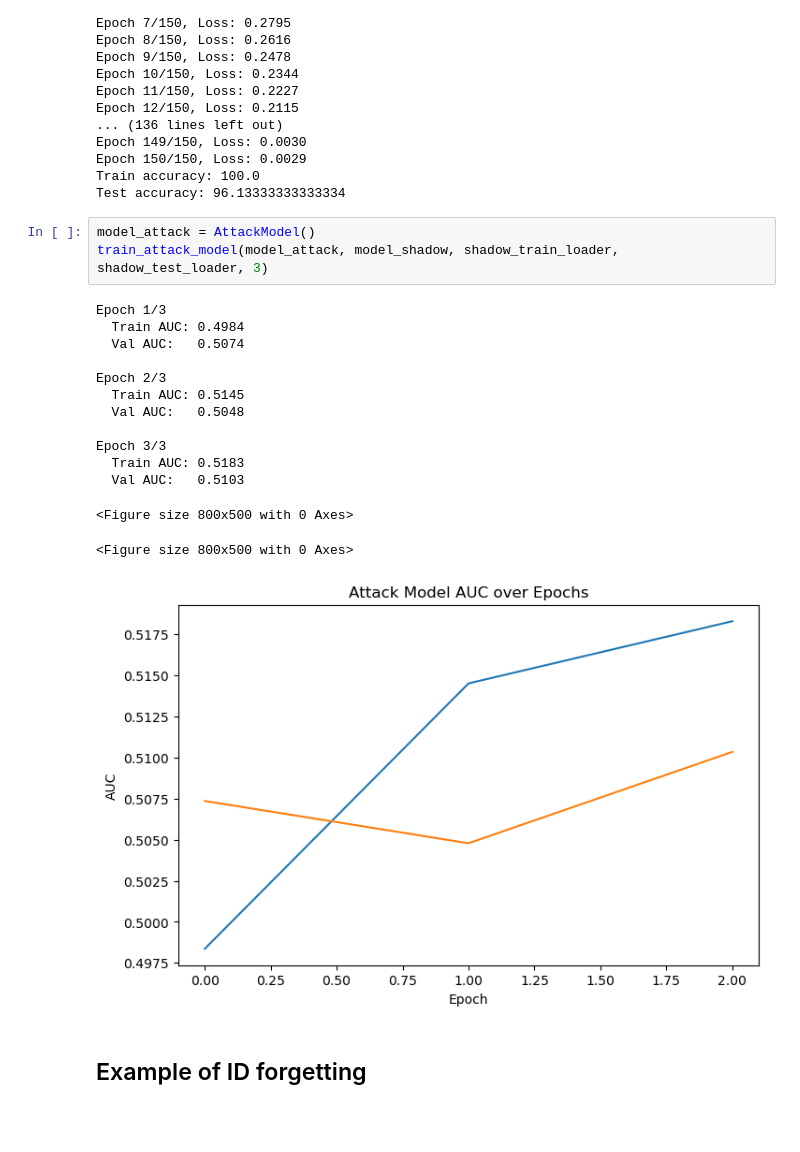
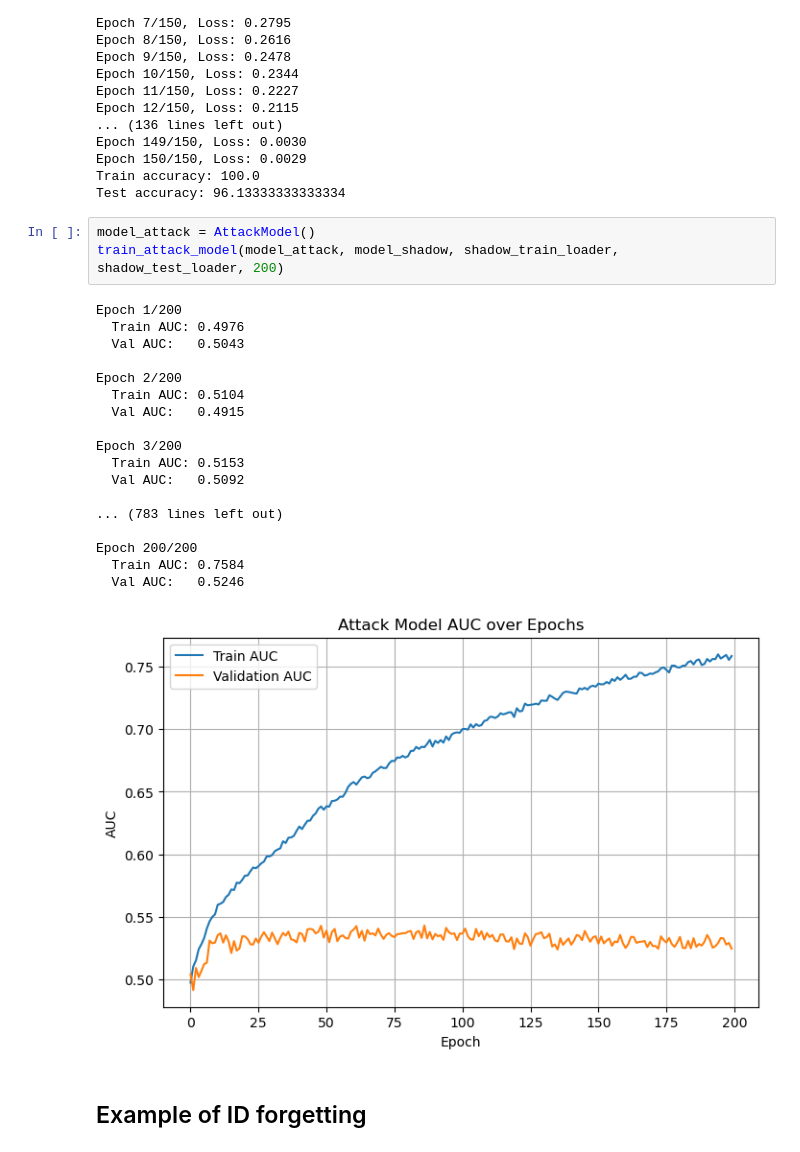
Before and after one commit to DepInfoAliciaSHAO/forsaken, a Jupyter notebook: forsaken.ipynb, the cells around one changed output. Drawn from its saved outputs; the diff is of its cells as text; blank space fills up the shorter version.

```diff
--- a/forsaken.ipynb
+++ b/forsaken.ipynb
@@ -962,22 +962,26 @@ Train accuracy: 100.0
 Test accuracy: 96.13333333333334
 # %%
 model_attack = AttackModel()
-train_attack_model(model_attack, model_shadow, shadow_train_loader, shadow_test_loader, 3)
+train_attack_model(model_attack, model_shadow, shadow_train_loader, shadow_test_loader, 200)
 # %% [output]
-Epoch 1/3
-  Train AUC: 0.4984
-  Val AUC:   0.5074
+Epoch 1/200
+  Train AUC: 0.4976
+  Val AUC:   0.5043
 
-Epoch 2/3
-  Train AUC: 0.5145
-  Val AUC:   0.5048
+Epoch 2/200
+  Train AUC: 0.5104
+  Val AUC:   0.4915
 
-Epoch 3/3
-  Train AUC: 0.5183
-  Val AUC:   0.5103
+Epoch 3/200
+  Train AUC: 0.5153
+  Val AUC:   0.5092
+
+... (783 lines left out)
+
+Epoch 200/200
+  Train AUC: 0.7584
+  Val AUC:   0.5246
-<Figure size 800x500 with 0 Axes>
-<Figure size 800x500 with 0 Axes>
-[figure, old version]
+[figure, new version]
 # %% [markdown]
 ## Example of ID forgetting
 # %%
```
Also changed, not shown: parts of 17 cells of this notebook.
